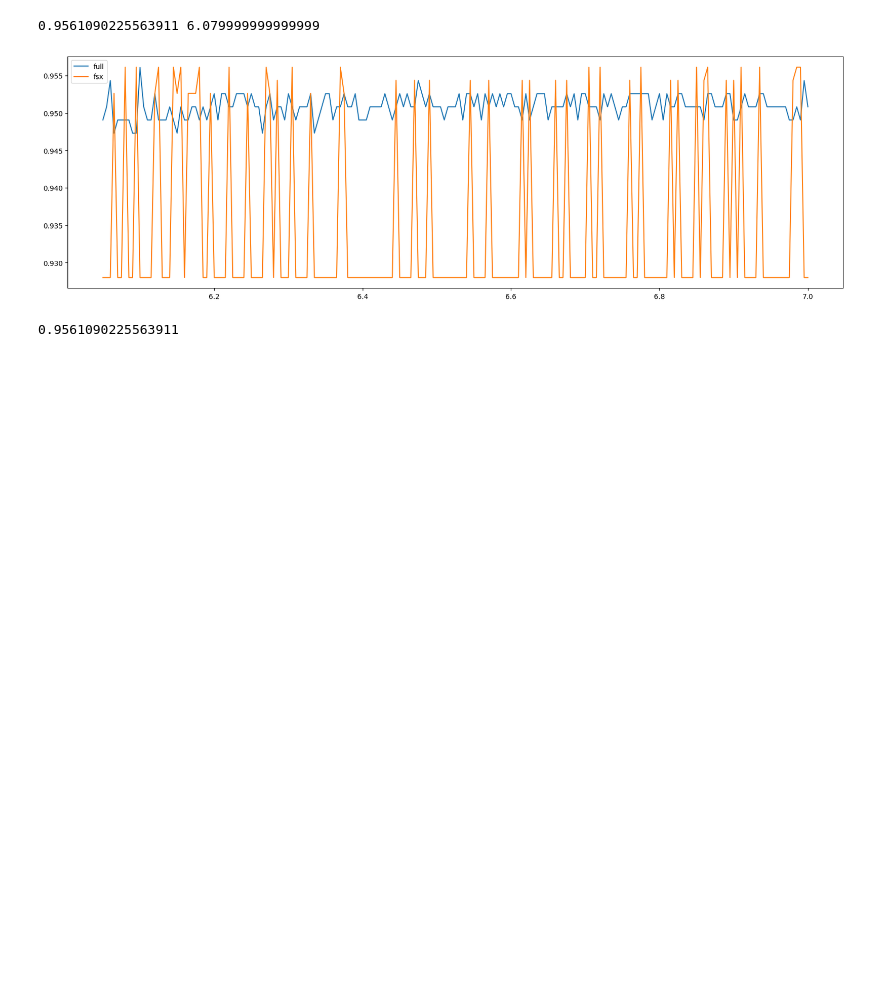
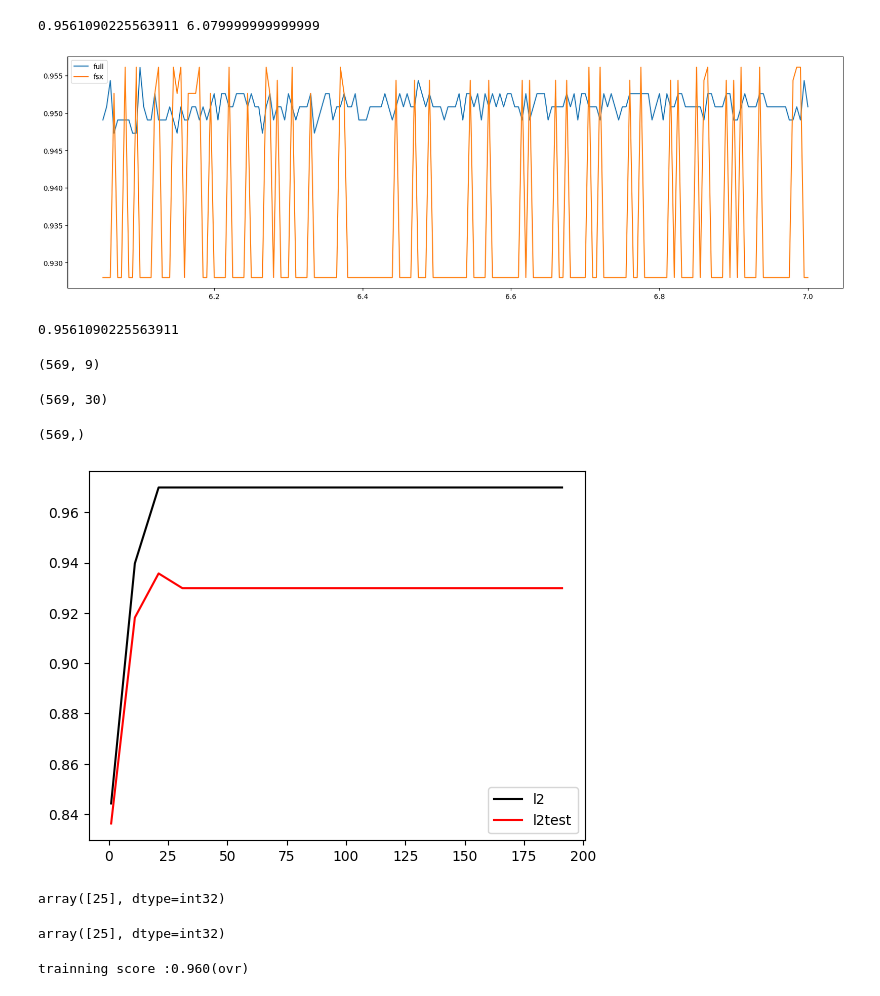
Before and after one commit to hezhen98/logistic, a Jupyter notebook: logistic.ipynb, the cells around one changed output. Saved outputs shown, nothing was run; the diff lists cells and outputs as text; code cells hidden in the pictures; blank space fills up the shorter version.

```diff
--- a/logistic.ipynb
+++ b/logistic.ipynb
@@ -183,3 +183,7 @@ x_embedded = SelectFromModel(LR_,norm_order=1).fit_transform(data.data,data.targ
 cross_val_score(LR_,x_embedded,data.target,cv=10).mean()
 # %% [output]
 0.9561090225563911
+# %%
+x_embedded.shape
+# %% [output]
+(569, 9)
@@ -185,0 +193,39 @@ cross_val_score(LR_,x_embedded,data.target,cv=10).mean()
+# %%
+x.shape
+# %% [output]
+(569, 30)
+# %%
+y.shape
+# %% [output]
+(569,)
+# %%
+#max_iter的学习曲线
+l2 = []
+l2test = []
+x_train,x_test,y_train,y_test = train_test_split(x,y,test_size = 0.3,random_state=420)
+
+for i in np.arange(1,201,10):
+    LR_ = LR(solver='liblinear',penalty='l2',C=0.9,max_iter=i)
+    LR_.fit(x_train,y_train)
+    l2.append(accuracy_score(LR_.predict(x_train),y_train))
+    l2test.append(accuracy_score(LR_.predict(x_test),y_test))
+graph = [l2,l2test]
+color = ["black","red"]
+label = ["l2","l2test"]
+
+for i in range(len(graph)):
+    plt.plot(np.arange(1,201,10),graph[i],color[i],label = label[i])
+plt.legend(loc = 4)
+plt.show()
+# %% [output]
+[figure, added]
+# %%
+#使用属性n_iter_来调用本次求解中真正实现的迭代次数
+lr = LR(penalty='l2',solver='liblinear',C=0.9,max_iter=30).fit(x_train,y_train)
+lr.n_iter_
+# %% [output]
+array([25], dtype=int32)
+# %%
+lr.n_iter_
+# %% [output]
+array([25], dtype=int32)
@@ -185,0 +238,4 @@ cross_val_score(LR_,x_embedded,data.target,cv=10).mean()
+# %%
+print("trainning score :%.3f(%s)"%(clf.score(iris.data,iris.target),multi_class))
+# %% [output]
+trainning score :0.960(ovr)
```
Also changed, not shown: parts of 2 cells of this notebook, 1 other file.
